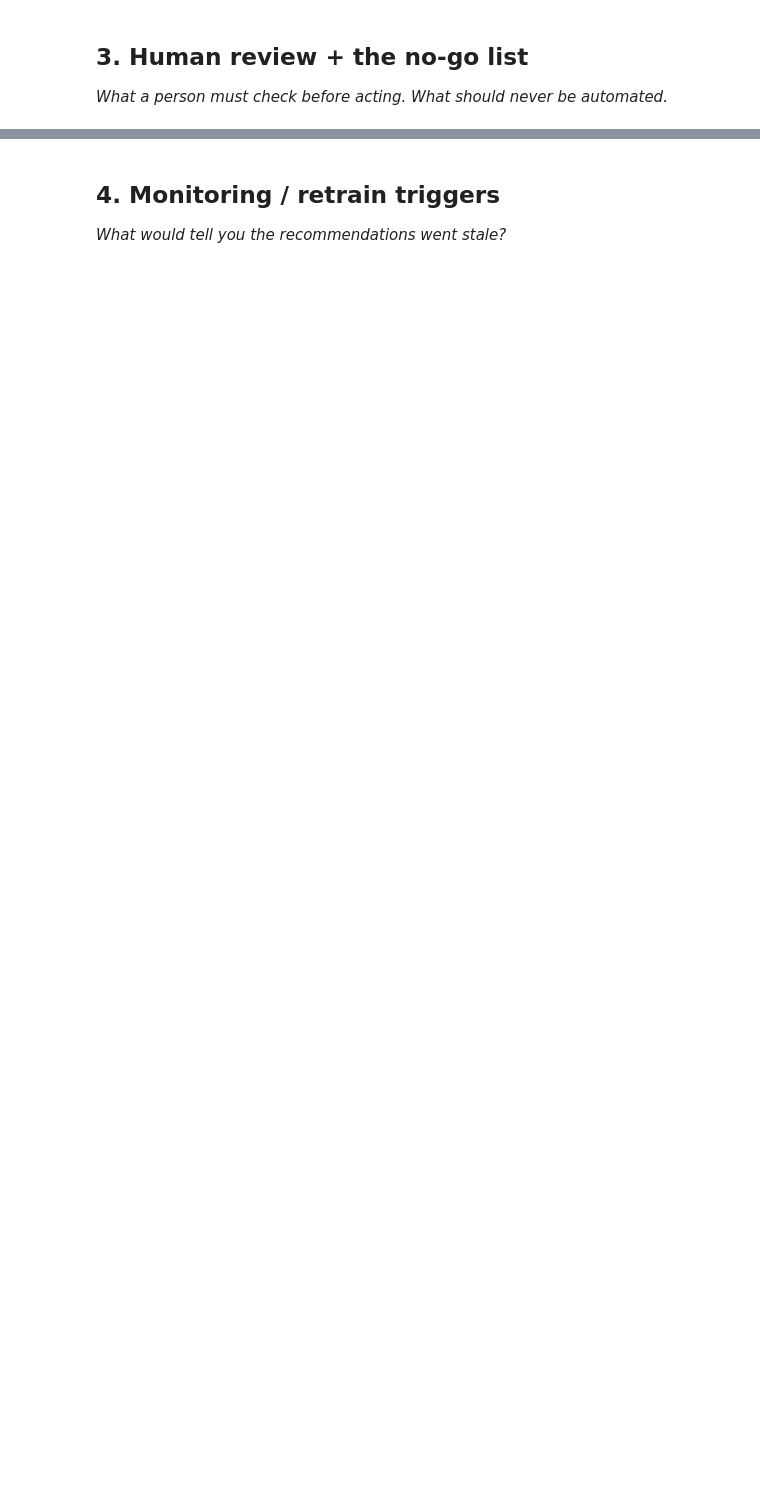
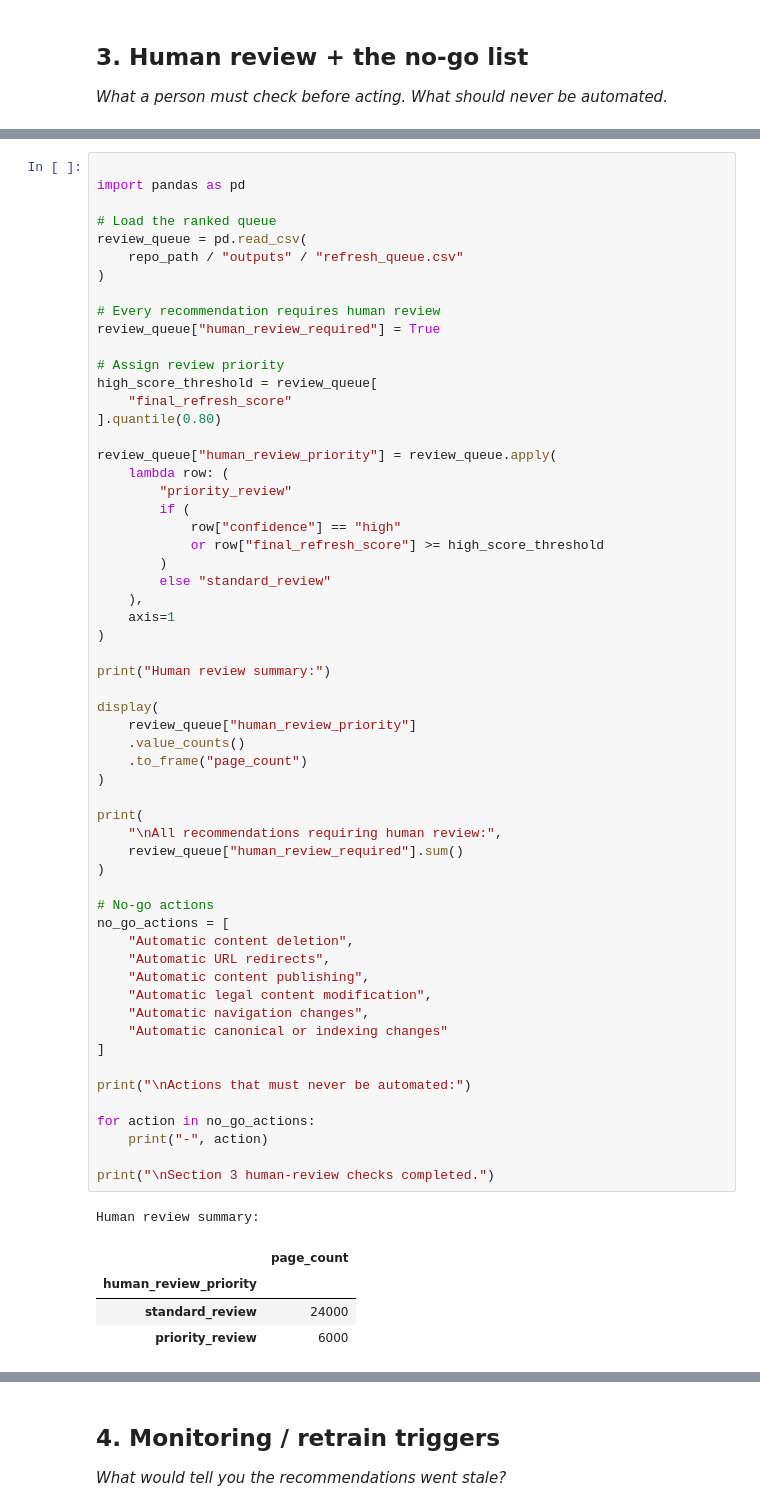
Before and after one commit to Pangakeerthi11/keerthi-flyrank-ml-internship-2026, a Jupyter notebook: work/notebooks/w07_action_playbook.ipynb, the cells around one changed output, grey strips where cells are left out. Cells and saved outputs as stored; diff of their text form; blank space fills up the shorter version.

```diff
--- a/work/notebooks/w07_action_playbook.ipynb
+++ b/work/notebooks/w07_action_playbook.ipynb
@@ -29,0 +438,64 @@ This skeleton is yours to fill. Work the sections **in order** — each one has
+# %%
+
+import pandas as pd
+
+# Load the ranked queue
+review_queue = pd.read_csv(
+    repo_path / "outputs" / "refresh_queue.csv"
+)
+
+# Every recommendation requires human review
+review_queue["human_review_required"] = True
+
+# Assign review priority
+high_score_threshold = review_queue[
+    "final_refresh_score"
+].quantile(0.80)
+
+review_queue["human_review_priority"] = review_queue.apply(
+    lambda row: (
+        "priority_review"
+        if (
+            row["confidence"] == "high"
+            or row["final_refresh_score"] >= high_score_threshold
+        )
+        else "standard_review"
+    ),
+    axis=1
+)
+
+print("Human review summary:")
+
+display(
+    review_queue["human_review_priority"]
+    .value_counts()
+    .to_frame("page_count")
+)
+
+print(
+    "\nAll recommendations requiring human review:",
+    review_queue["human_review_required"].sum()
+)
+
+# No-go actions
+no_go_actions = [
+    "Automatic content deletion",
+    "Automatic URL redirects",
+    "Automatic content publishing",
+    "Automatic legal content modification",
+    "Automatic navigation changes",
+    "Automatic canonical or indexing changes"
+]
+
+print("\nActions that must never be automated:")
+
+for action in no_go_actions:
+    print("-", action)
+
+print("\nSection 3 human-review checks completed.")
+# %% [output]
+Human review summary:
+|  | page_count |
+| human_review_priority |  |
+| standard_review | 24000 |
+| priority_review | 6000 |
```
Also changed, not shown: parts of 16 cells of this notebook.
